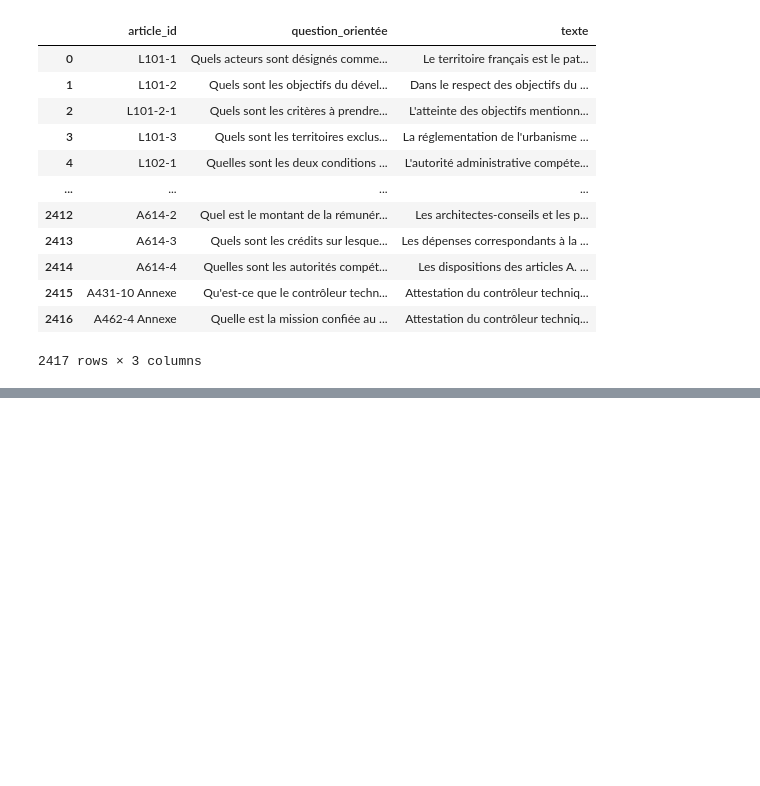
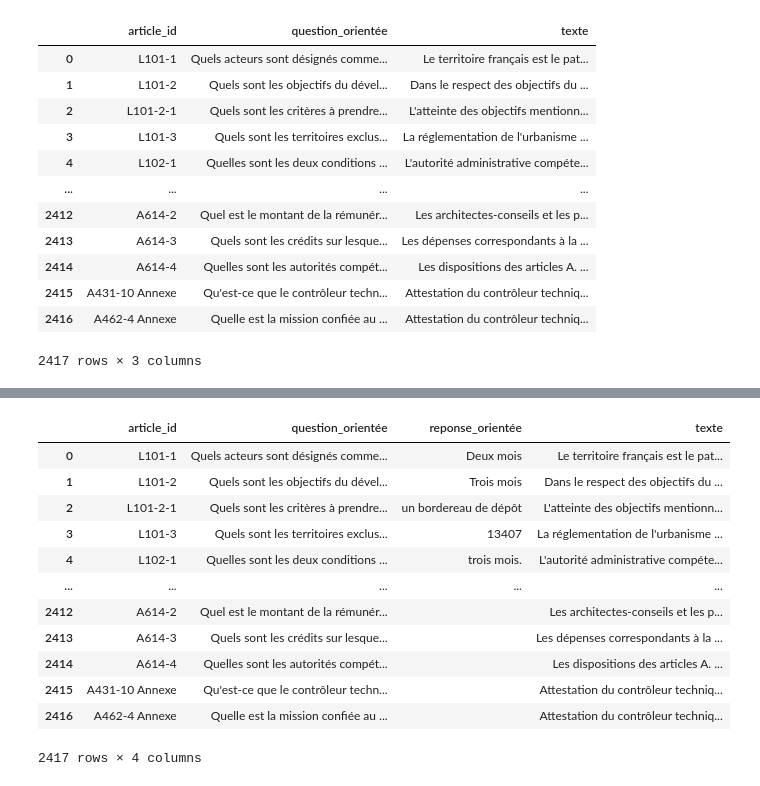
Before and after one commit to Gjeffroy/LLM_finetuning, a Jupyter notebook: Preparing_training_data.ipynb, the cells around one changed output, grey strips where cells are left out. Drawn from its saved outputs; the diff is of its cells as text; code cells hidden in the pictures; blank space fills up the shorter version.

```diff
--- a/Preparing_training_data.ipynb
+++ b/Preparing_training_data.ipynb
@@ -215,35 +176,0 @@ NameError: free variable 'prompt' referenced before assignment in enclosing scop
-# %%
-import asyncio
-from tqdm.notebook import tqdm
-
-async def main():
-    # Prepare prompts for async API calls
-    prompts = [prompt.format(df['question_orientée'][i], df['texte'][i]) for i in range(len(df))]
-
-    # Create tasks for each prompt
-    tasks = [generate_response(p) for p in prompts]
-
-    # Use tqdm to show progress as each task completes
-    results = []
-    for task in tqdm(asyncio.as_completed(tasks), total=len(tasks)):
-        try :
-          results.append(await task)
-        except Exception as e:
-          print(e)
-          results.append('')
-
-    return results
-
-# Run the main asynchronous function
-results = await main()
-
-# Store results in DataFrame if needed
-df['reponse_orientée'] = results
-# %%
-from tqdm.notebook import tqdm
-df['reponse_orientée'] = ''
-for i in tqdm(range(len(df))):
-  # print progress on line 1
-  print(i, end='\r')
-  prompt_full = prompt.format(df['question_orientée'][i],df['texte'][i])
-  df.loc[i, 'reponse_orientée'] = generate_response(prompt_full)
@@ -279,0 +177,16 @@ await process_responses(df)
+# %%
+df[['article_id', 'question_orientée', 'reponse_orientée', 'texte']]
+# %% [output]
+|  | article_id | question_orientée | reponse_orientée | texte |
+| 0 | L101-1 | Quels acteurs sont désignés comme... | Deux mois | Le territoire français est le pat... |
+| 1 | L101-2 | Quels sont les objectifs du dével... | Trois mois | Dans le respect des objectifs du ... |
+| 2 | L101-2-1 | Quels sont les critères à prendre... | un bordereau de dépôt | L'atteinte des objectifs mentionn... |
+| 3 | L101-3 | Quels sont les territoires exclus... | 13407 | La réglementation de l'urbanisme ... |
+| 4 | L102-1 | Quelles sont les deux conditions ... | trois mois. | L'autorité administrative compéte... |
+| ... | ... | ... | ... | ... |
+| 2412 | A614-2 | Quel est le montant de la rémunér... |  | Les architectes-conseils et les p... |
+| 2413 | A614-3 | Quels sont les crédits sur lesque... |  | Les dépenses correspondants à la ... |
+| 2414 | A614-4 | Quelles sont les autorités compét... |  | Les dispositions des articles A. ... |
+| 2415 | A431-10 Annexe | Qu'est-ce que le contrôleur techn... |  | Attestation du contrôleur techniq... |
+| 2416 | A462-4 Annexe | Quelle est la mission confiée au ... |  | Attestation du contrôleur techniq... |
+2417 rows × 4 columns
```
Also changed, not shown: parts of 19 cells of this notebook.
